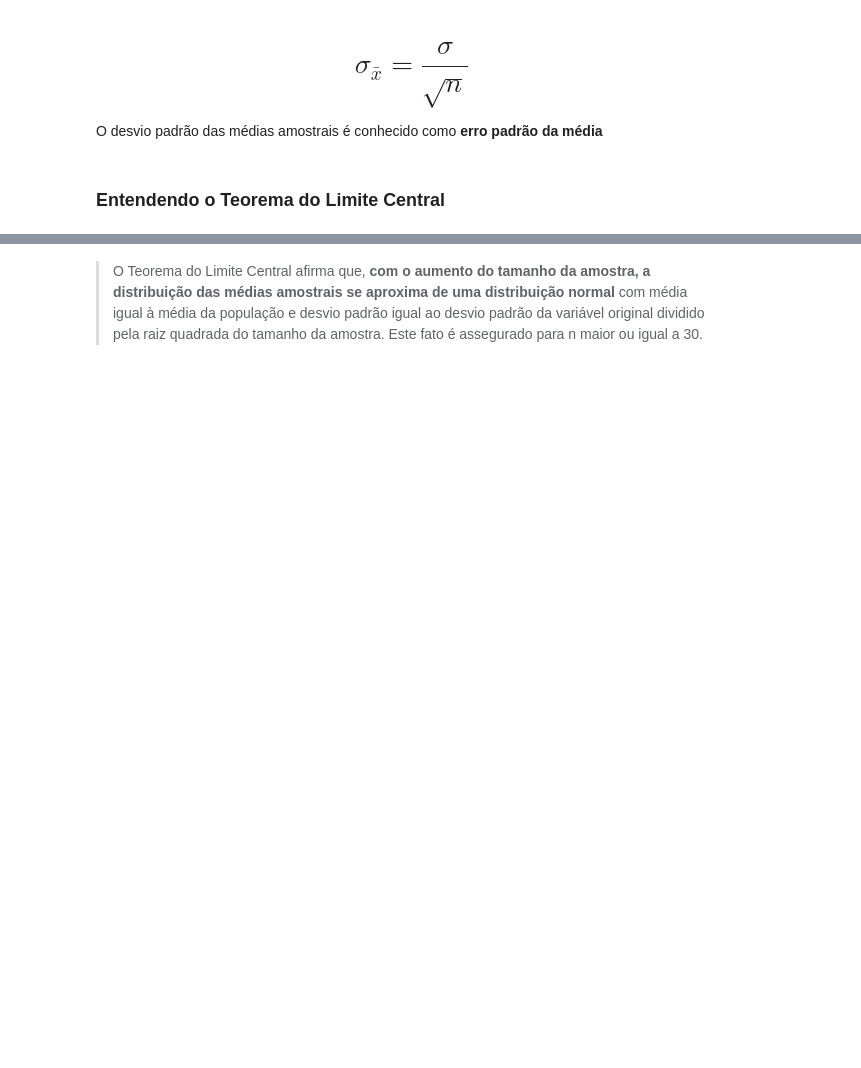
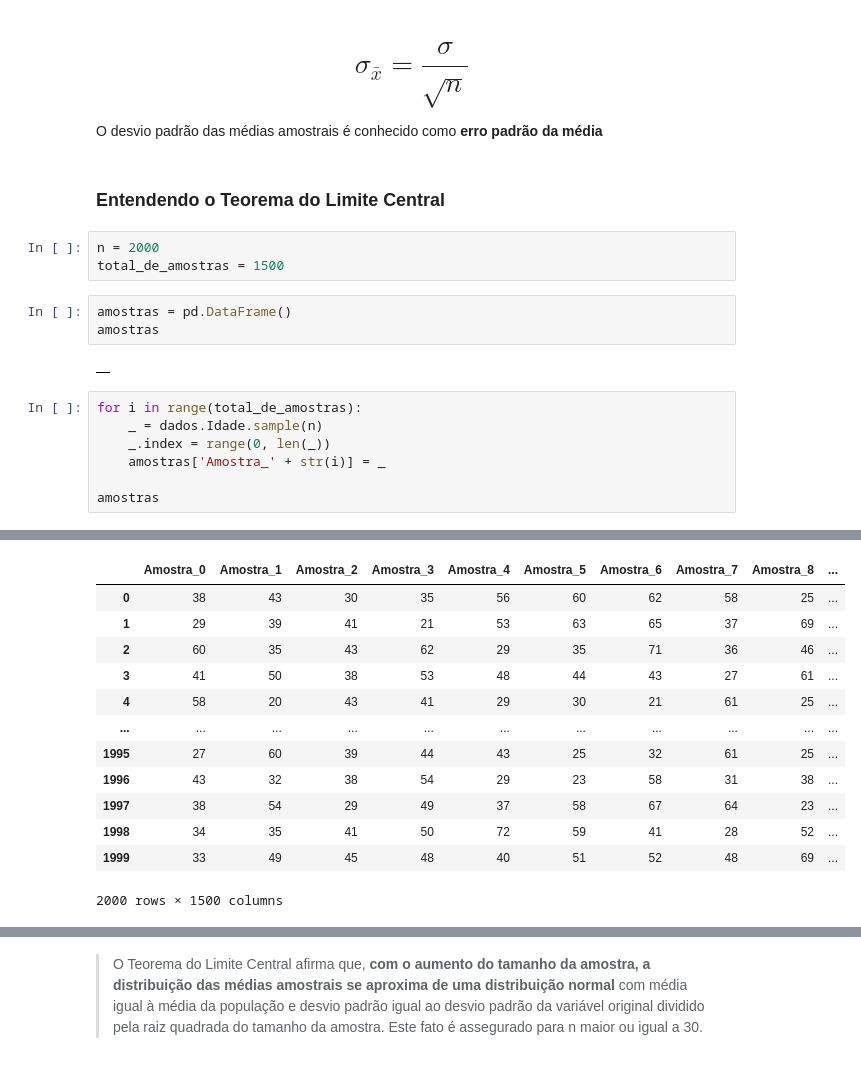
Before and after one commit to RayVilaca/Bootcamp-Data-Analytics, a Jupyter notebook: Desafios/Estatistica/probabilidadeeamostragem/Curso_de_Estatística_Parte_2.ipynb, the cells around one changed output, grey strips where cells are left out. Drawn from its saved outputs; the diff is of its cells as text; blank space fills up the shorter version.

```diff
--- a/Desafios/Estatistica/probabilidadeeamostragem/Curso_de_Estatística_Parte_2.ipynb
+++ b/Desafios/Estatistica/probabilidadeeamostragem/Curso_de_Estatística_Parte_2.ipynb
@@ -808,3 +808,19 @@ Suponha que os pesos dos sacos de arroz de uma indústria alimentícia se distri
 O desvio padrão das médias amostrais é conhecido como **erro padrão da média**
 # %% [markdown]
 ### Entendendo o Teorema do Limite Central
+# %%
+n = 2000
+total_de_amostras = 1500
+# %%
+amostras = pd.DataFrame()
+amostras
+# %% [output]
+|  |
+# %%
+for i in range(total_de_amostras):
+    _ = dados.Idade.sample(n)
+    _.index = range(0, len(_))
+    amostras['Amostra_' + str(i)] = _
+
+amostras
+# %% [output]
@@ -810,0 +828,13 @@ O desvio padrão das médias amostrais é conhecido como **erro padrão da médi
+|  | Amostra_0 | Amostra_1 | Amostra_2 | Amostra_3 | Amostra_4 | Amostra_5 | Amostra_6 | Amostra_7 | Amostra_8 | ... |
+| 0 | 38 | 43 | 30 | 35 | 56 | 60 | 62 | 58 | 25 | ... |
+| 1 | 29 | 39 | 41 | 21 | 53 | 63 | 65 | 37 | 69 | ... |
+| 2 | 60 | 35 | 43 | 62 | 29 | 35 | 71 | 36 | 46 | ... |
+| 3 | 41 | 50 | 38 | 53 | 48 | 44 | 43 | 27 | 61 | ... |
+| 4 | 58 | 20 | 43 | 41 | 29 | 30 | 21 | 61 | 25 | ... |
+| ... | ... | ... | ... | ... | ... | ... | ... | ... | ... | ... |
+| 1995 | 27 | 60 | 39 | 44 | 43 | 25 | 32 | 61 | 25 | ... |
+| 1996 | 43 | 32 | 38 | 54 | 29 | 23 | 58 | 31 | 38 | ... |
+| 1997 | 38 | 54 | 29 | 49 | 37 | 58 | 67 | 64 | 23 | ... |
+| 1998 | 34 | 35 | 41 | 50 | 72 | 59 | 41 | 28 | 52 | ... |
+| 1999 | 33 | 49 | 45 | 48 | 40 | 51 | 52 | 48 | 69 | ... |
+2000 rows × 1500 columns
```
Also changed, not shown: parts of 25 cells of this notebook.
